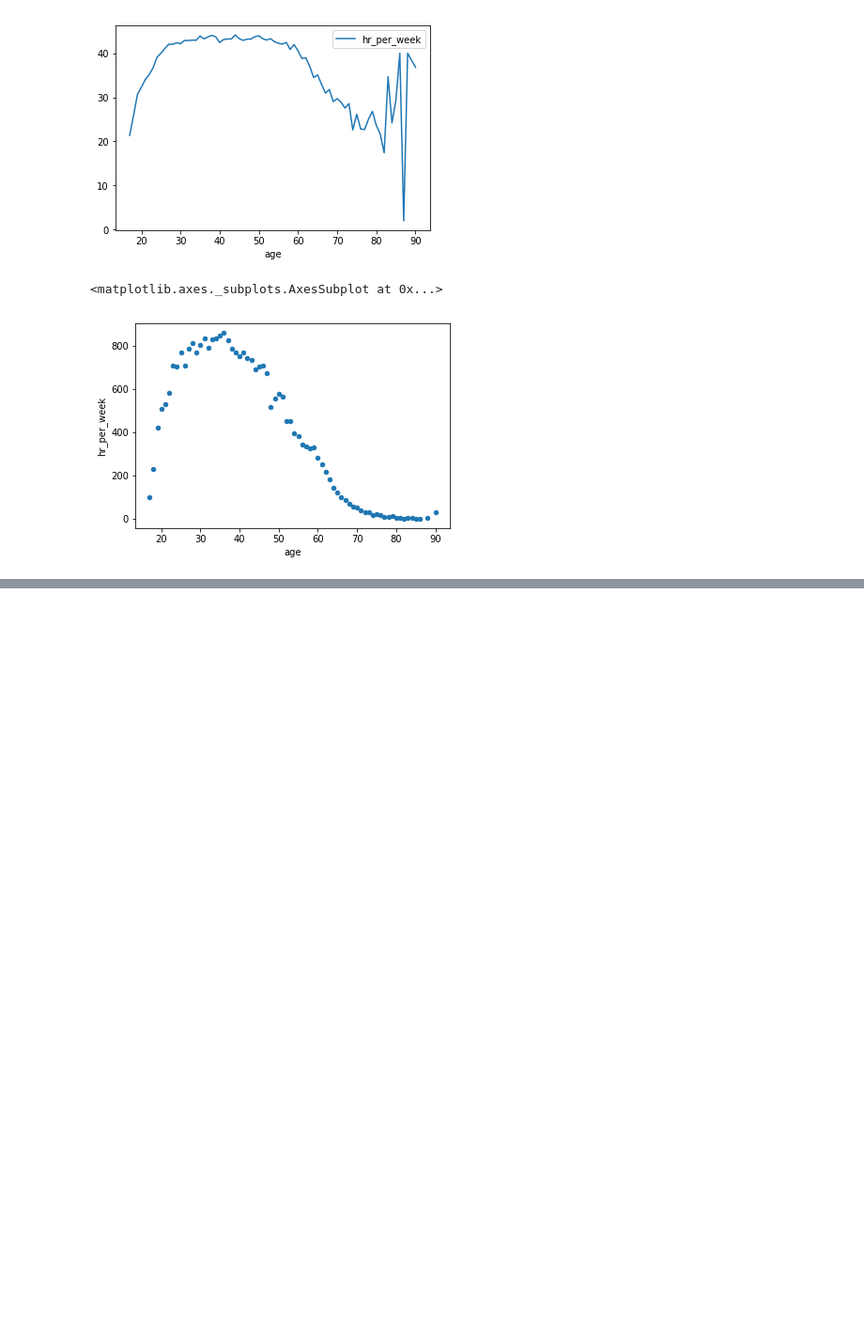
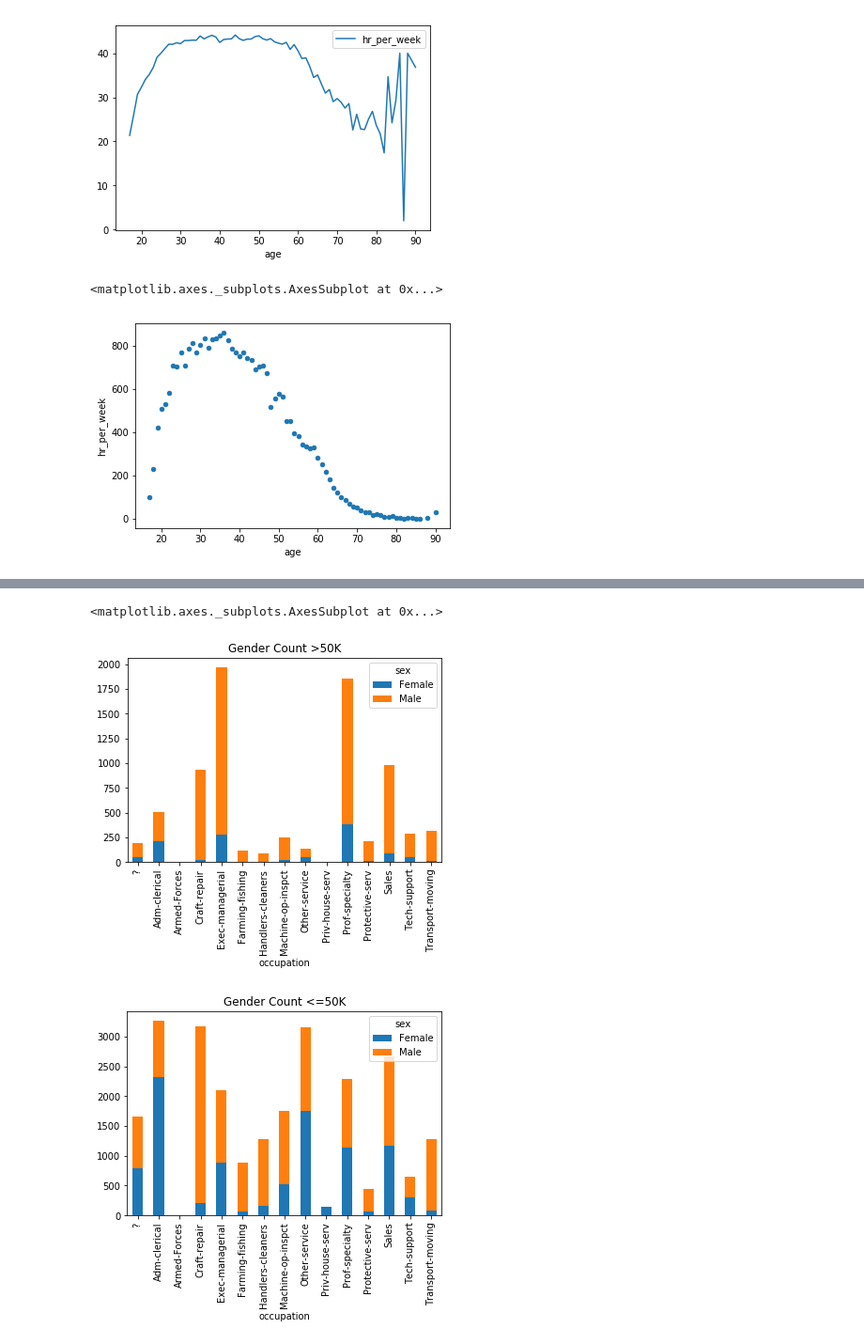
Before and after one commit to spa542/COSC311, a Jupyter notebook: Lab3/Lab3.ipynb, the cells around one changed output, grey strips where cells are left out. Shown: that part at 94% size. Cells and saved outputs as stored; diff of their text form; code cells hidden in the pictures; blank space fills up the shorter version.

```diff
--- a/Lab3/Lab3.ipynb
+++ b/Lab3/Lab3.ipynb
@@ -175,0 +207,14 @@ scatter_data[scatter_data['hr_per_week'] > 25].groupby(by='age').count().reset_i
+# %%
+gend_occ_data = adult_data[['occupation', 'sex', 'income']]
+more = gend_occ_data[gend_occ_data['income'] == '>50K'].groupby(['occupation', 'sex']).count()
+less = gend_occ_data[gend_occ_data['income'] == '<=50K'].groupby(['occupation', 'sex']).count()
+plot_data = more.reset_index()
+plot_data = plot_data.pivot(index='occupation', columns='sex', values='income')
+plot_data.plot.bar(title='Gender Count >50K', stacked=True)
+plot_data = less.reset_index()
+plot_data = plot_data.pivot(index='occupation', columns='sex', values='income')
+plot_data.plot.bar(title='Gender Count <=50K', stacked=True)
+# %% [output]
+<matplotlib.axes._subplots.AxesSubplot at 0x...>
+[figure, added]
+[figure, added]
```
Also changed, not shown: parts of 6 cells of this notebook.
